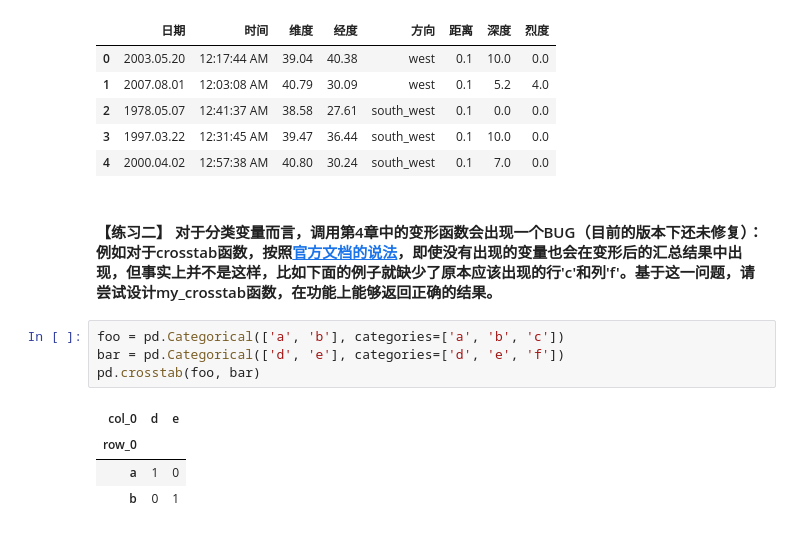
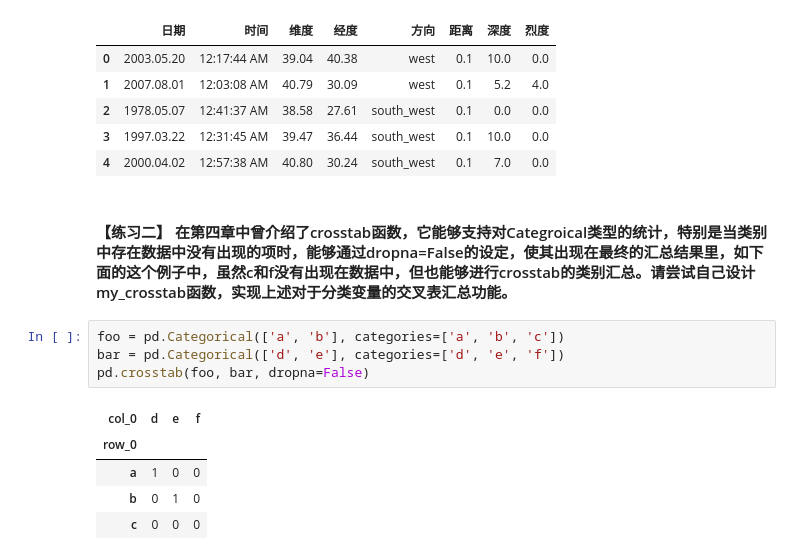
Before and after one commit to datawhalechina/joyful-pandas, a Jupyter notebook: 第8章 分类数据.ipynb, the cells around one changed output. Cells and saved outputs as stored; diff of their text form.

```diff
--- a/第8章 分类数据.ipynb
+++ b/第8章 分类数据.ipynb
@@ -369,14 +365,15 @@ pd.read_csv('data/Earthquake.csv').head()
 | 2 | 1978.05.07 | 12:41:37 AM | 38.58 | 27.61 | south_west | 0.1 | 0.0 | 0.0 |
 | 3 | 1997.03.22 | 12:31:45 AM | 39.47 | 36.44 | south_west | 0.1 | 10.0 | 0.0 |
 | 4 | 2000.04.02 | 12:57:38 AM | 40.80 | 30.24 | south_west | 0.1 | 7.0 | 0.0 |
-# %% [markdown]
-#### 【练习二】 对于分类变量而言，调用第4章中的变形函数会出现一个BUG（目前的版本下还未修复）：例如对于crosstab函数，按照[官方文档的说法](https://pandas.pydata.org/pandas-docs/version/1.0.0/user_guide/reshaping.html#cross-tabulations)，即使没有出现的变量也会在变形后的汇总结果中出现，但事实上并不是这样，比如下面的例子就缺少了原本应该出现的行'c'和列'f'。基于这一问题，请尝试设计my_crosstab函数，在功能上能够返回正确的结果。
+# %% [markdown]
+#### 【练习二】 在第四章中曾介绍了crosstab函数，它能够支持对Categroical类型的统计，特别是当类别中存在数据中没有出现的项时，能够通过dropna=False的设定，使其出现在最终的汇总结果里，如下面的这个例子中，虽然c和f没有出现在数据中，但也能够进行crosstab的类别汇总。请尝试自己设计my_crosstab函数，实现上述对于分类变量的交叉表汇总功能。
 # %%
 foo = pd.Categorical(['a', 'b'], categories=['a', 'b', 'c'])
 bar = pd.Categorical(['d', 'e'], categories=['d', 'e', 'f'])
-pd.crosstab(foo, bar)
+pd.crosstab(foo, bar, dropna=False)
 # %% [output]
-| col_0 | d | e |
-| row_0 |  |  |
-| a | 1 | 0 |
-| b | 0 | 1 |
+| col_0 | d | e | f |
+| row_0 |  |  |  |
+| a | 1 | 0 | 0 |
+| b | 0 | 1 | 0 |
+| c | 0 | 0 | 0 |
```
Also changed, not shown: parts of 8 cells of this notebook, 5 other files.
